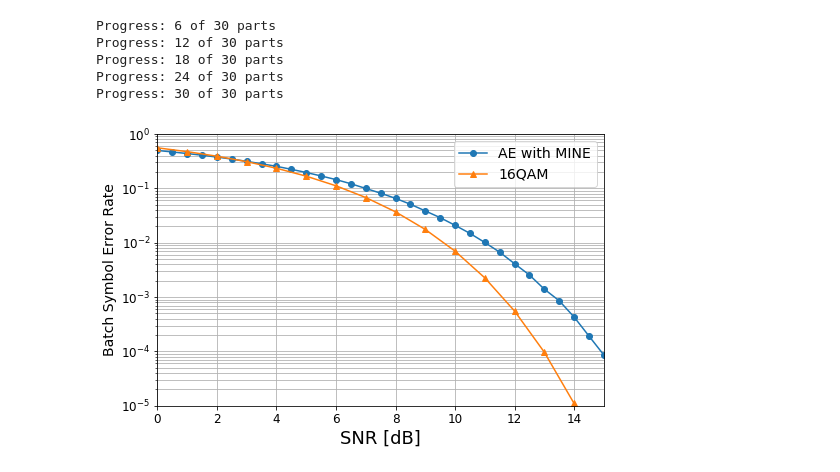
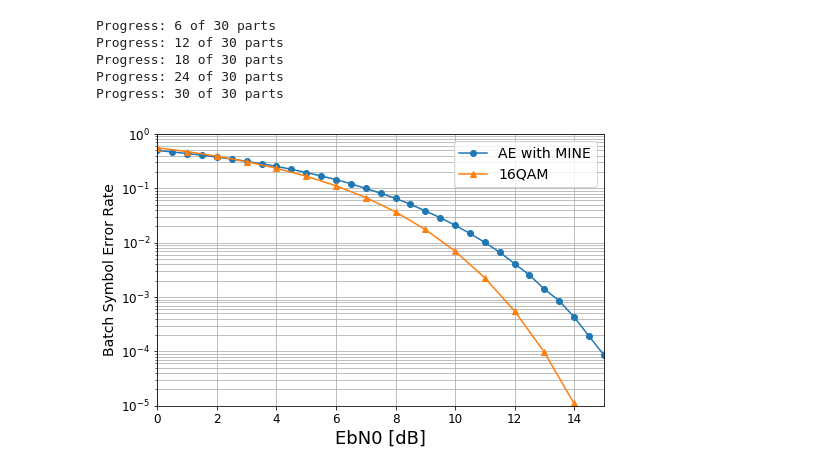
Before and after one commit to Fritschek/Wireless_encoding_with_MI_estimation, a Jupyter notebook: TF2_MINE_Enc_bit_inp.ipynb, the cells around one changed output. Saved outputs shown, nothing was run; the diff lists cells and outputs as text; code cells hidden in the pictures.

```diff
--- a/TF2_MINE_Enc_bit_inp.ipynb
+++ b/TF2_MINE_Enc_bit_inp.ipynb
@@ -337,24 +337,24 @@ Progress: 30 of 30 parts
 # %%
 # Approximate 16 QAM Error
 def SIXT_QAM_sim(ebnodb):
     ebno = 10.**(ebnodb/10)
     return (3.0/2)*special.erfc(np.sqrt((4.0/10)*ebno))
 
 def QAM_pb(ebnodb):
     ebno = 10.**(ebnodb/10)
     return (4/np.log2(M))*special.erfc(np.sqrt((3*ebno*np.log2(M))/(M-1)))
 
 ebnodbs = np.linspace(0,15,16)
 fig = plt.figure(figsize=(8, 5))
 plt.semilogy(bber_data[0], bber_data[1], 'o-')
 
 plt.semilogy(ebnodbs, SIXT_QAM_sim(ebnodbs), '^-');
 plt.gca().set_ylim(1e-5, 1)
 plt.gca().set_xlim(0, 15)
 plt.ylabel("Batch Symbol Error Rate", fontsize=14, rotation=90)
-plt.xlabel("SNR [dB]", fontsize=18)
+plt.xlabel("EbN0 [dB]", fontsize=18)
 plt.legend(['AE with MINE', '16QAM'],
            prop={'size': 14}, loc='upper right');
 plt.grid(True, which="both")
 # %% [output]
-[figure, old version]
+[figure, new version]
```
